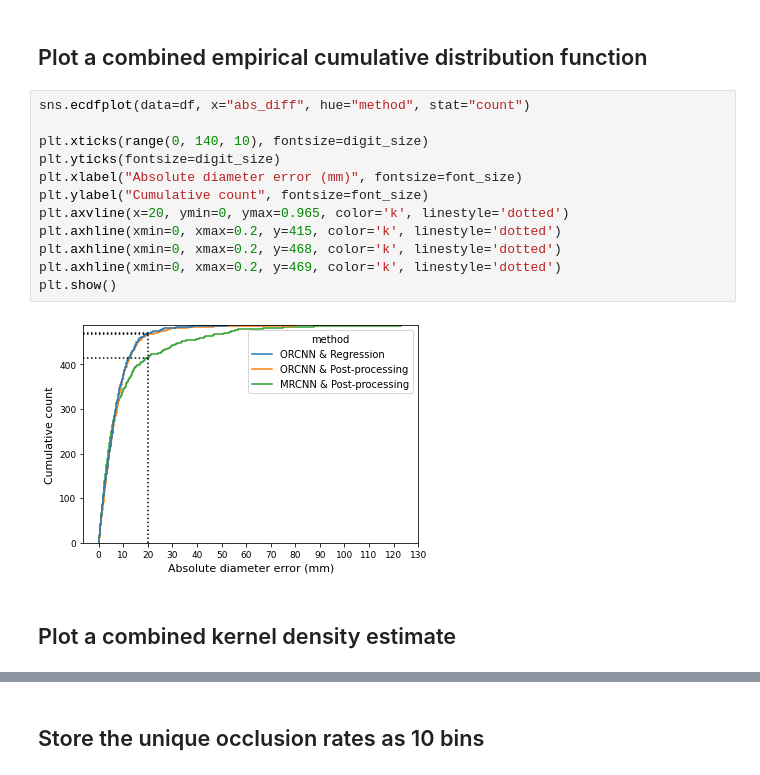
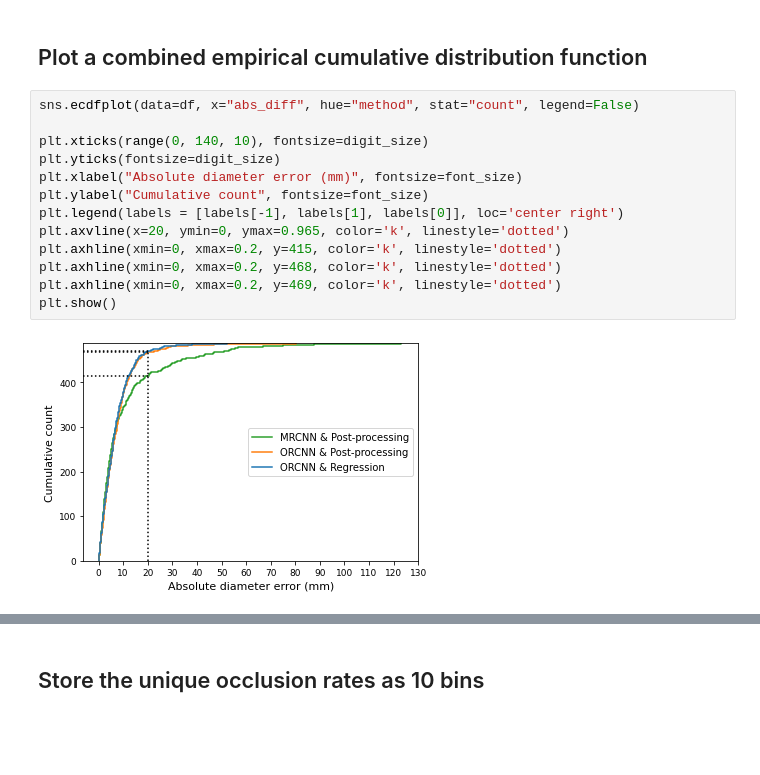
Before and after one commit to pieterblok/sizecnn, a Jupyter notebook: utils/statistics_and_visualize_results_from_the_three_methods.ipynb, the cells around one changed output, grey strips where cells are left out. Drawn from its saved outputs; the diff is of its cells as text; blank space fills up the shorter version.

```diff
--- a/utils/statistics_and_visualize_results_from_the_three_methods.ipynb
+++ b/utils/statistics_and_visualize_results_from_the_three_methods.ipynb
@@ -134,18 +143,17 @@ RMSE of diameter: 18.8
 # %% [markdown]
 ## Plot a combined empirical cumulative distribution function
 # %%
-sns.ecdfplot(data=df, x="abs_diff", hue="method", stat="count")
+sns.ecdfplot(data=df, x="abs_diff", hue="method", stat="count", legend=False)
 
 plt.xticks(range(0, 140, 10), fontsize=digit_size)
 plt.yticks(fontsize=digit_size)
 plt.xlabel("Absolute diameter error (mm)", fontsize=font_size)
 plt.ylabel("Cumulative count", fontsize=font_size)
+plt.legend(labels = [labels[-1], labels[1], labels[0]], loc='center right')
 plt.axvline(x=20, ymin=0, ymax=0.965, color='k', linestyle='dotted')
 plt.axhline(xmin=0, xmax=0.2, y=415, color='k', linestyle='dotted')
 plt.axhline(xmin=0, xmax=0.2, y=468, color='k', linestyle='dotted')
 plt.axhline(xmin=0, xmax=0.2, y=469, color='k', linestyle='dotted')
 plt.show()
 # %% [output]
-[figure, old version]
+[figure, new version]
-# %% [markdown]
-## Plot a combined kernel density estimate
```
Also changed, not shown: parts of 2 cells of this notebook, 2 other files.
